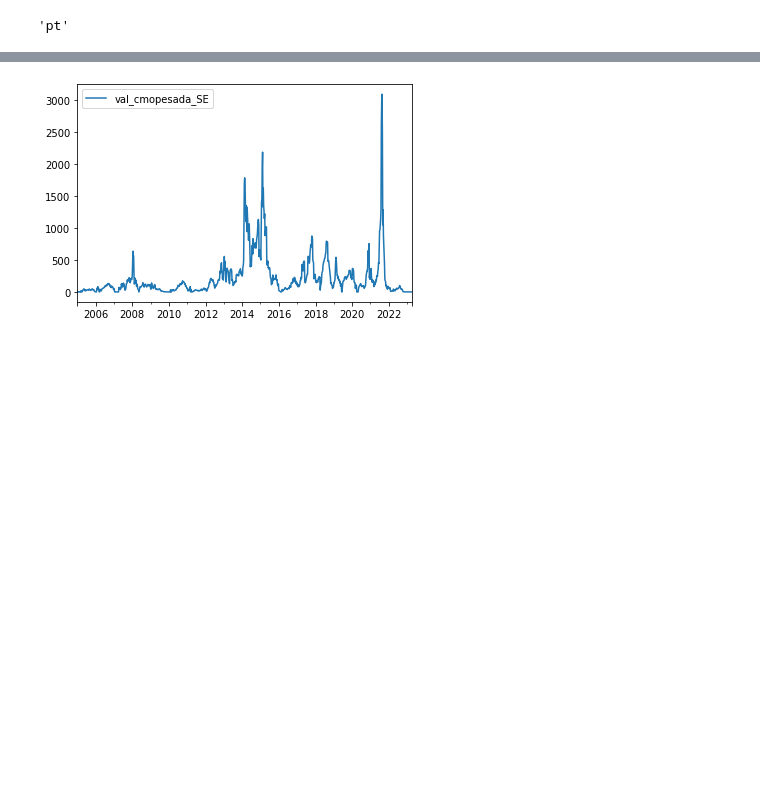
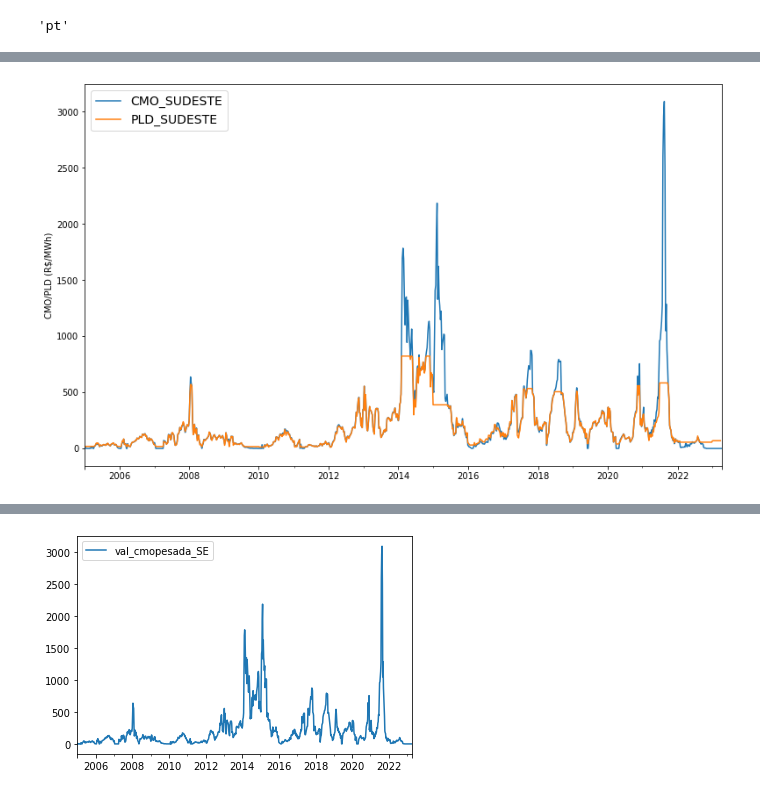
Before and after one commit to Rafa3lAlbuqueruqe/Planejamento_energetico_trabalhos, a Jupyter notebook: Seminário 1 - CMSE/dados_abertos_tratamento.ipynb, the cells around one changed output, grey strips where cells are left out. Cells and saved outputs as stored; diff of their text form; code cells hidden in the pictures; blank space fills up the shorter version.

```diff
--- a/Seminário 1 - CMSE/dados_abertos_tratamento.ipynb
+++ b/Seminário 1 - CMSE/dados_abertos_tratamento.ipynb
@@ -38,0 +56,6 @@ FileNotFoundError: [Errno 2] No such file or directory: 'Seminário 1 - CMSE/PLD
+# %%
+plot_df.plot(figsize=(13,8), xlabel='', ylabel='CMO/PLD (R$/MWh)')
+plt.legend(fontsize=14)
+plt.savefig('pldvscmo.jpg', dpi=300)
+# %% [output]
+[figure, added]
```
Also changed, not shown: parts of 9 cells of this notebook, 2 other files.
